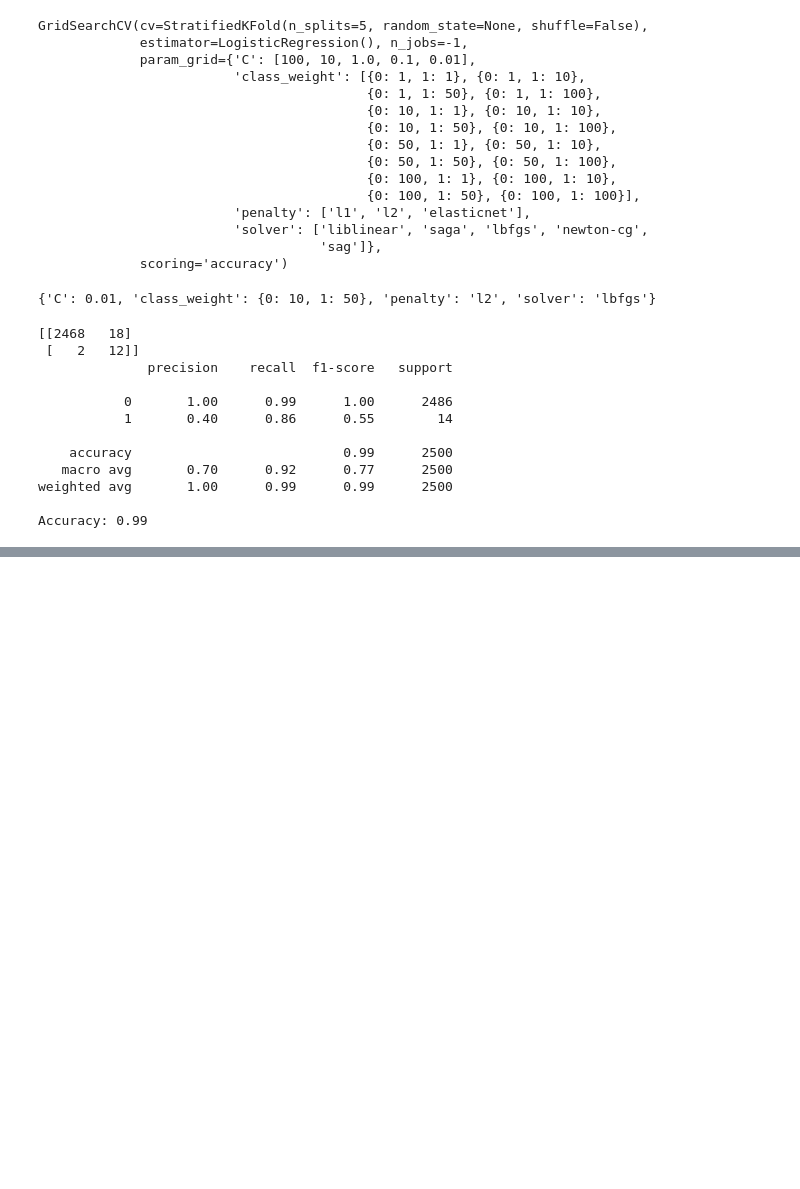
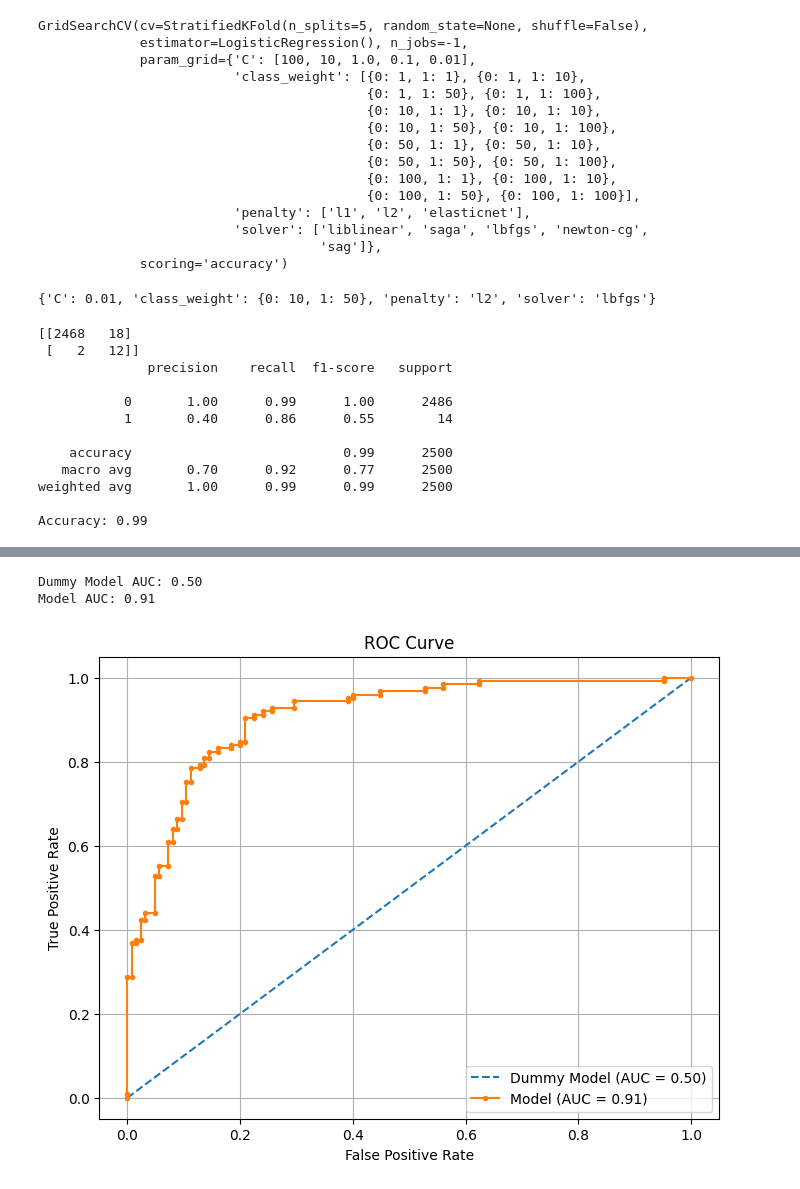
Before and after one commit to abhik12295/Data-Science-Learning, a Jupyter notebook: Core ML Topics/5. ML Algos/Supervised ML/3. Logistic Regression.ipynb, the cells around one changed output, grey strips where cells are left out. Drawn from its saved outputs; the diff is of its cells as text; code cells hidden in the pictures; blank space fills up the shorter version.

```diff
--- a/Core ML Topics/5. ML Algos/Supervised ML/3. Logistic Regression.ipynb
+++ b/Core ML Topics/5. ML Algos/Supervised ML/3. Logistic Regression.ipynb
@@ -661,0 +702,6 @@ Accuracy: 0.99
+# %%
+# predict probabilities
+model_prob = model.predict_proba(X_test)
+# %%
+#focus on the positive class
+model_prob = model_prob[:, 1]
@@ -661,0 +728,9 @@ Accuracy: 0.99
+# %%
+# lets calculate the ROC score
+dummy_model_auc = roc_auc_score(y_test, dummy_prob)
+model_auc = roc_auc_score(y_test, model_prob)
+print(f'Dummy Model AUC: {dummy_model_auc:.2f}')
+print(f'Model AUC: {model_auc:.2f}')
+# %% [output]
+Dummy Model AUC: 0.50
+Model AUC: 0.91
@@ -661,0 +780,17 @@ Accuracy: 0.99
+# %%
+# Calcilate ROC curve
+dummy_fpr, dummy_tpr, _ = roc_curve(y_test, dummy_prob)
+model_fpr, model_tpr, _ = roc_curve(y_test, model_prob)
+# %%
+# plot ROC curve
+plt.figure(figsize=(8, 6))
+plt.plot(dummy_fpr, dummy_tpr, linestyle='--', label='Dummy Model (AUC = {:.2f})'.format(dummy_model_auc))
+plt.plot(model_fpr, model_tpr, marker='.', label='Model (AUC = {:.2f})'.format(model_auc))
+plt.xlabel('False Positive Rate')
+plt.ylabel('True Positive Rate')
+plt.title('ROC Curve')
+plt.legend()
+plt.grid()
+plt.show()
+# %% [output]
+[figure, added]
```
Also changed, not shown: parts of 9 cells of this notebook.
